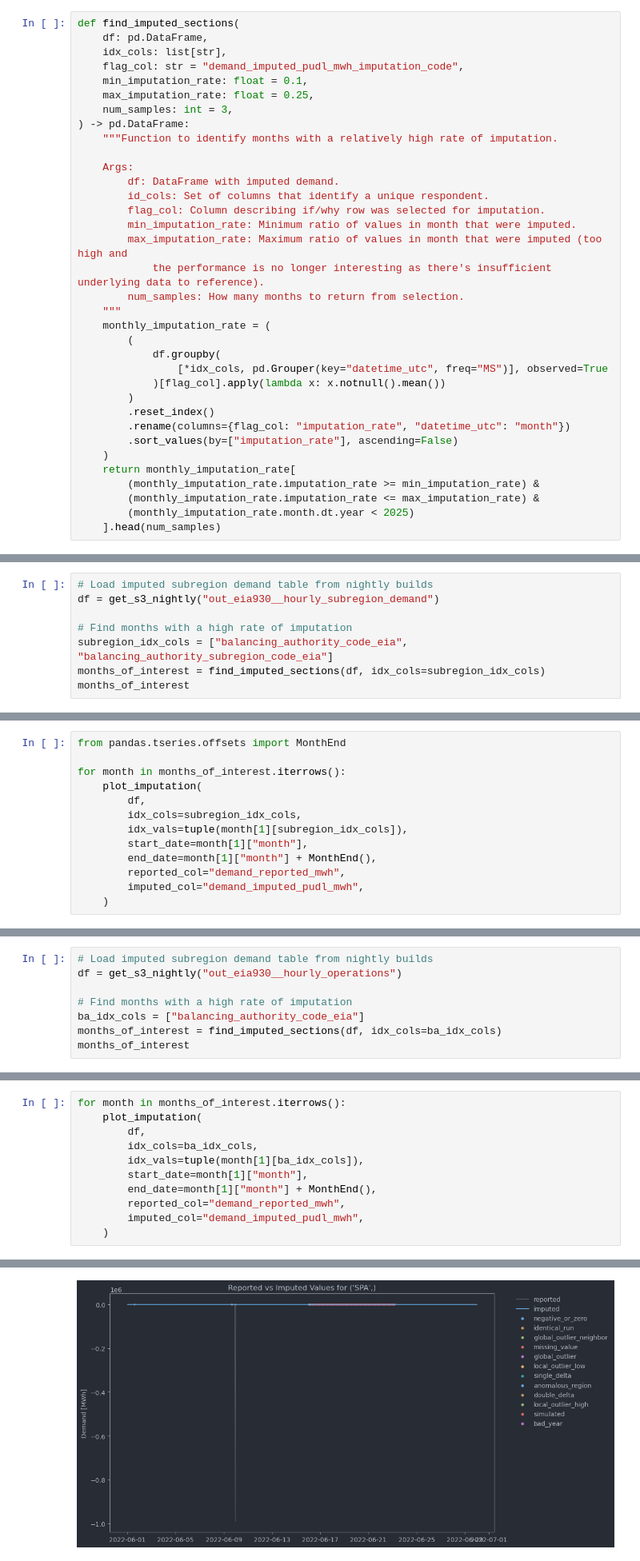
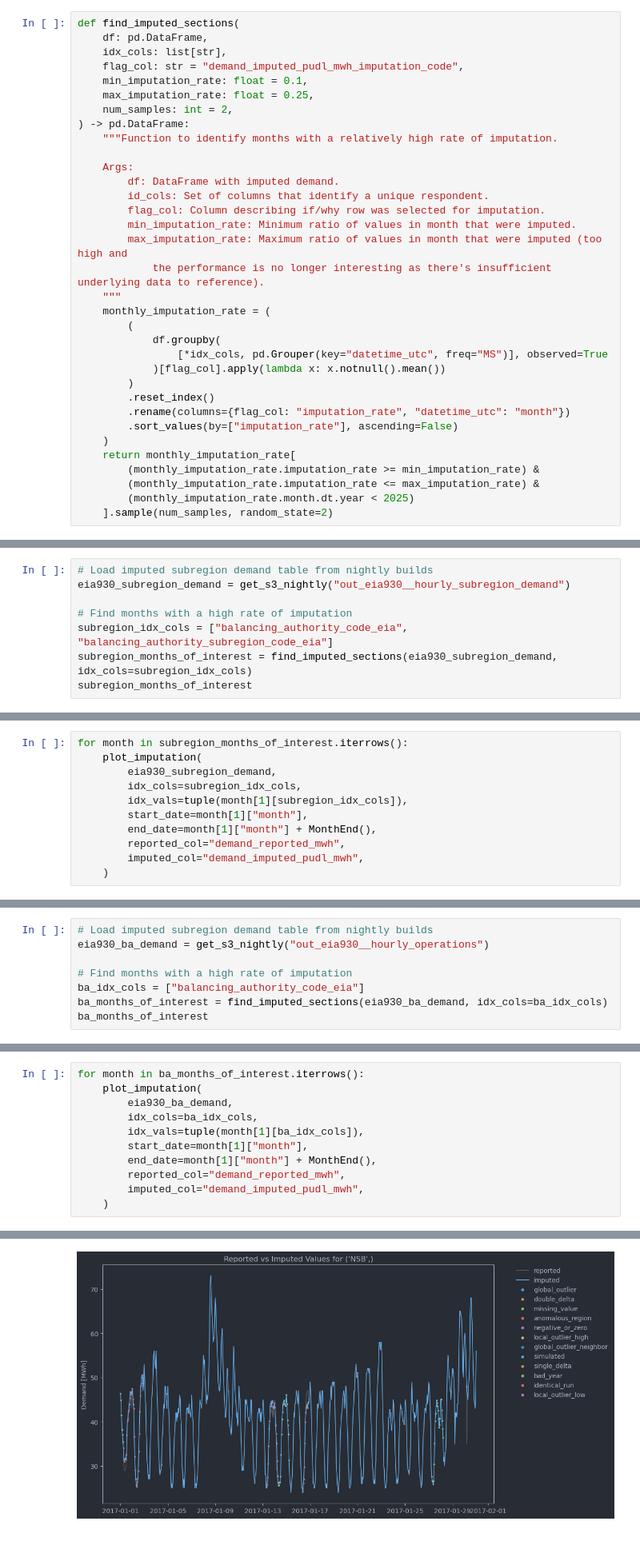
Before and after one commit to catalyst-cooperative/pudl-examples, a Jupyter notebook: 03-pudl-imputed-demand.ipynb, the cells around one changed output, grey strips where cells are left out. Shown at 80% size. Cells and saved outputs as stored; diff of their text form.

```diff
--- a/03-pudl-imputed-demand.ipynb
+++ b/03-pudl-imputed-demand.ipynb
@@ -95,7 +103,7 @@ def find_imputed_sections(
     flag_col: str = "demand_imputed_pudl_mwh_imputation_code",
     min_imputation_rate: float = 0.1,
     max_imputation_rate: float = 0.25,
-    num_samples: int = 3,
+    num_samples: int = 2,
 ) -> pd.DataFrame:
     """Function to identify months with a relatively high rate of imputation.
 
@@ -106,7 +114,6 @@ def find_imputed_sections(
         min_imputation_rate: Minimum ratio of values in month that were imputed.
         max_imputation_rate: Maximum ratio of values in month that were imputed (too high and
             the performance is no longer interesting as there's insufficient underlying data to reference).
-        num_samples: How many months to return from selection.
     """
     monthly_imputation_rate = (
         (
@@ -122,17 +129,17 @@ def find_imputed_sections(
         (monthly_imputation_rate.imputation_rate >= min_imputation_rate) &
         (monthly_imputation_rate.imputation_rate <= max_imputation_rate) &
         (monthly_imputation_rate.month.dt.year < 2025)
-    ].head(num_samples)
+    ].sample(num_samples, random_state=2)
 # %% [markdown]
 ### EIA 930 Subregion Demand
 We'll start with EIA 930 subregion demand using the function above to find months of interest.
 # %%
 # Load imputed subregion demand table from nightly builds
-df = get_s3_nightly("out_eia930__hourly_subregion_demand")
+eia930_subregion_demand = get_s3_nightly("out_eia930__hourly_subregion_demand")
 
 # Find months with a high rate of imputation
 subregion_idx_cols = ["balancing_authority_code_eia", "balancing_authority_subregion_code_eia"]
-months_of_interest = find_imputed_sections(df, idx_cols=subregion_idx_cols)
-months_of_interest
+subregion_months_of_interest = find_imputed_sections(eia930_subregion_demand, idx_cols=subregion_idx_cols)
+subregion_months_of_interest
 # %% [output]
 |  | balancing_authority_code_eia | balancing_authority_subregion_cod... | month | imputation_rate |
@@ -142,9 +148,7 @@ months_of_interest
 # %%
-from pandas.tseries.offsets import MonthEnd
-
-for month in months_of_interest.iterrows():
+for month in subregion_months_of_interest.iterrows():
     plot_imputation(
-        df,
+        eia930_subregion_demand,
         idx_cols=subregion_idx_cols,
         idx_vals=tuple(month[1][subregion_idx_cols]),
         start_date=month[1]["month"],
@@ -163,11 +166,11 @@ In these sections we can see several common features of the reported data that l
 Now we will repeat this process with EIA 930 BA demand.
 # %%
 # Load imputed subregion demand table from nightly builds
-df = get_s3_nightly("out_eia930__hourly_operations")
+eia930_ba_demand = get_s3_nightly("out_eia930__hourly_operations")
 
 # Find months with a high rate of imputation
 ba_idx_cols = ["balancing_authority_code_eia"]
-months_of_interest = find_imputed_sections(df, idx_cols=ba_idx_cols)
-months_of_interest
+ba_months_of_interest = find_imputed_sections(eia930_ba_demand, idx_cols=ba_idx_cols)
+ba_months_of_interest
 # %% [output]
 |  | balancing_authority_code_eia | month | imputation_rate |
@@ -177,7 +179,7 @@ months_of_interest
 # %%
-for month in months_of_interest.iterrows():
+for month in ba_months_of_interest.iterrows():
     plot_imputation(
-        df,
+        eia930_ba_demand,
         idx_cols=ba_idx_cols,
         idx_vals=tuple(month[1][ba_idx_cols]),
         start_date=month[1]["month"],
@@ -190 +192 @@ for month in months_of_interest.iterrows():
-[figure, old version]
+[figure, new version]
```
Also changed, not shown: parts of 16 cells of this notebook, 1 other file.
